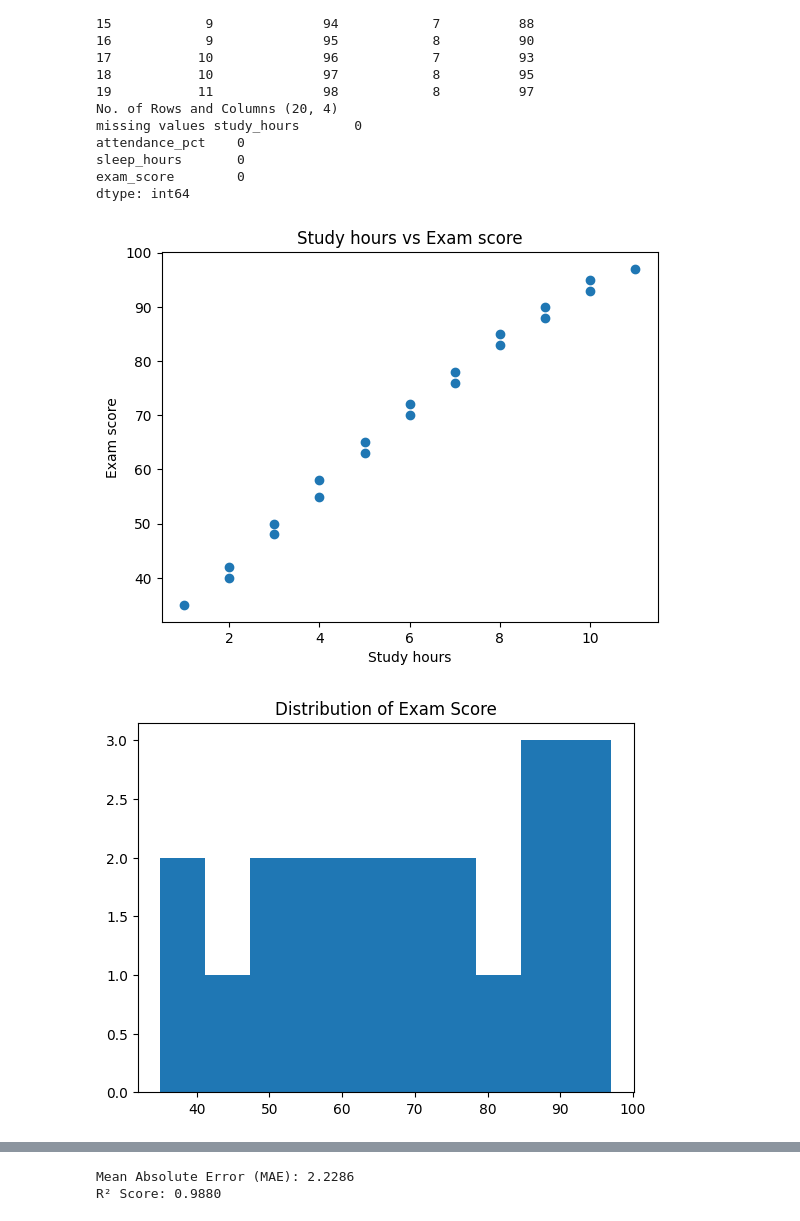
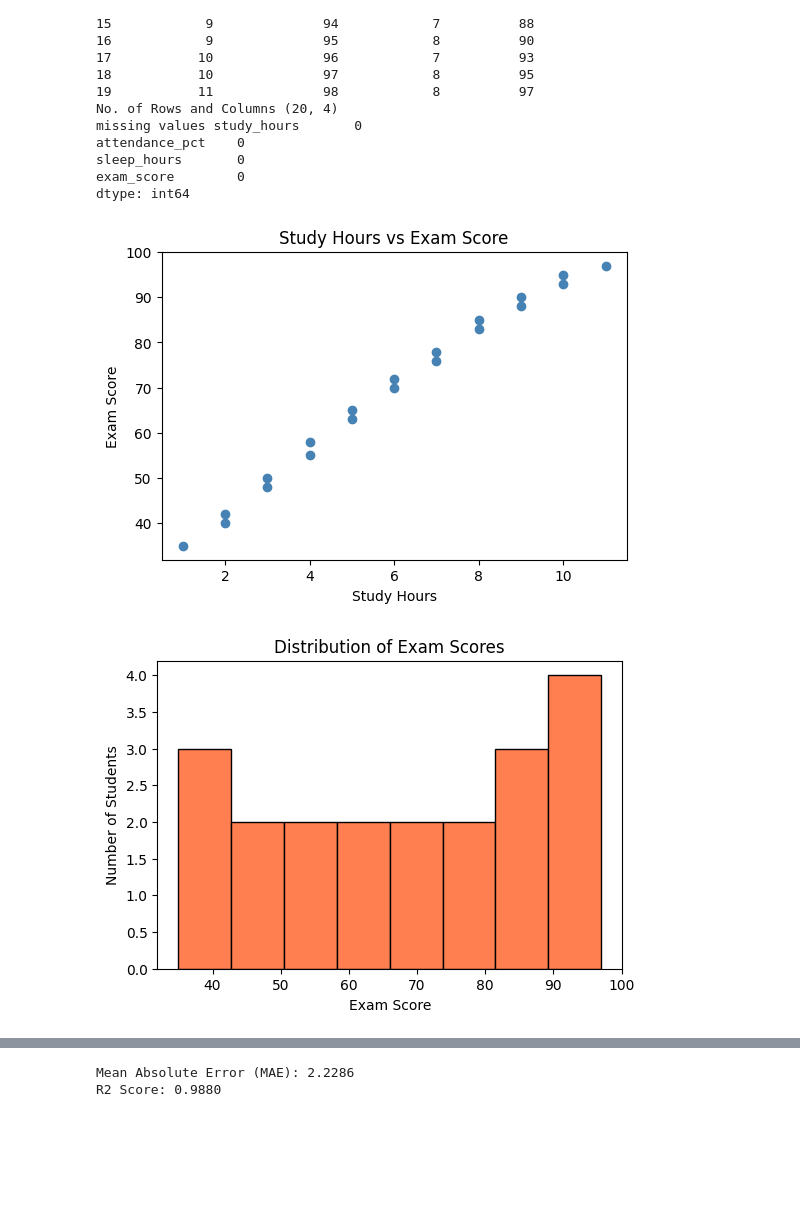
Before and after one commit to Akarsh1154/Student-Performance-Predictor, a Jupyter notebook: Untitled-1.ipynb, the cells around one changed output, grey strips where cells are left out. Saved outputs shown, nothing was run; the diff lists cells and outputs as text; code cells hidden in the pictures; blank space fills up the shorter version.

```diff
--- a/Untitled-1.ipynb
+++ b/Untitled-1.ipynb
@@ -64,17 +64,30 @@ exam_score        0
 dtype: int64
 # %%
 #TASK 3
-plt.scatter(df['study_hours'],df['exam_score'])
-plt.xlabel("Study hours")
-plt.ylabel("Exam score")
-plt.title("Study hours vs Exam score")
+
+# Scatter Plot
+plt.figure(figsize=(6,4))
+plt.scatter(df["study_hours"], df["exam_score"], color="steelblue")
+plt.xlabel("Study Hours")
+plt.ylabel("Exam Score")
+plt.title("Study Hours vs Exam Score")
 plt.show()
-plt.hist(df['exam_score'])
-plt.title("Distribution of Exam Score")
+
+# Histogram
+plt.figure(figsize=(6,4))
+plt.hist(df["exam_score"], bins=8, color="coral", edgecolor="black")
+plt.xlabel("Exam Score")
+plt.ylabel("Number of Students")
+plt.title("Distribution of Exam Scores")
 plt.show()
+
+# Boxplot
+plt.figure(figsize=(6,4))
 plt.boxplot(df["attendance_pct"])
+plt.xlabel("Attendance")
+plt.ylabel("Attendance Percentage")
 plt.title("Spread of Student Attendance")
 plt.show()
 # %% [output]
-[figure, old version]
+[figure, new version]
-[figure, old version]
+[figure, new version]
@@ -82,16 +95,20 @@ plt.show()
 # %%
 #TASK 4
-x= df[['study_hours','attendance_pct','sleep_hours']]
-y= df[['exam_score']]
-xtrain,xtest,ytrain,ytest=train_test_split(x,y,test_size=0.2,random_state=42)
-model=LinearRegression()
-model.fit(xtrain,ytrain)
-ypred=model.predict(xtest)
-mae=mean_absolute_error(ytest,ypred)
+x = df[["study_hours", "attendance_pct", "sleep_hours"]]
+y = df["exam_score"]
+xtrain, xtest, ytrain, ytest = train_test_split(x, y, test_size=0.2, random_state=42)
+model = LinearRegression()
+model.fit(xtrain, ytrain)
+ypred = model.predict(xtest)
+mae = mean_absolute_error(ytest, ypred)
+r2 = r2_score(ytest, ypred)
 print(f"Mean Absolute Error (MAE): {mae:.4f}")
-r2 = r2_score(ytest, ypred)
-print(f"R² Score: {r2:.4f}")
+print(f"R2 Score: {r2:.4f}")
+# The MAE shows the average error in predicted scores, which is low relative to 0-100 range.
+# The R2 score is close to 1, meaning the model explains most of the variance in exam scores.
+# This suggests the model is performing well and study hours + attendance are good predictors.
+# Overall the Linear Regression model fits this dataset effectively.
 # %% [output]
 Mean Absolute Error (MAE): 2.2286
-R² Score: 0.9880
+R2 Score: 0.9880
 # %%
```
Also changed, not shown: parts of 5 cells of this notebook.
